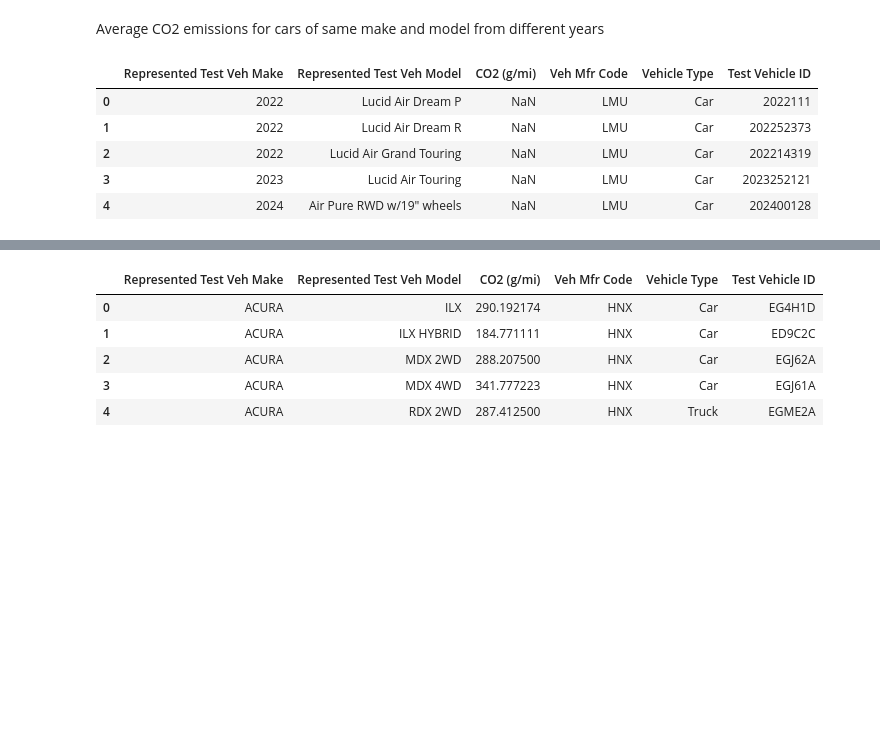
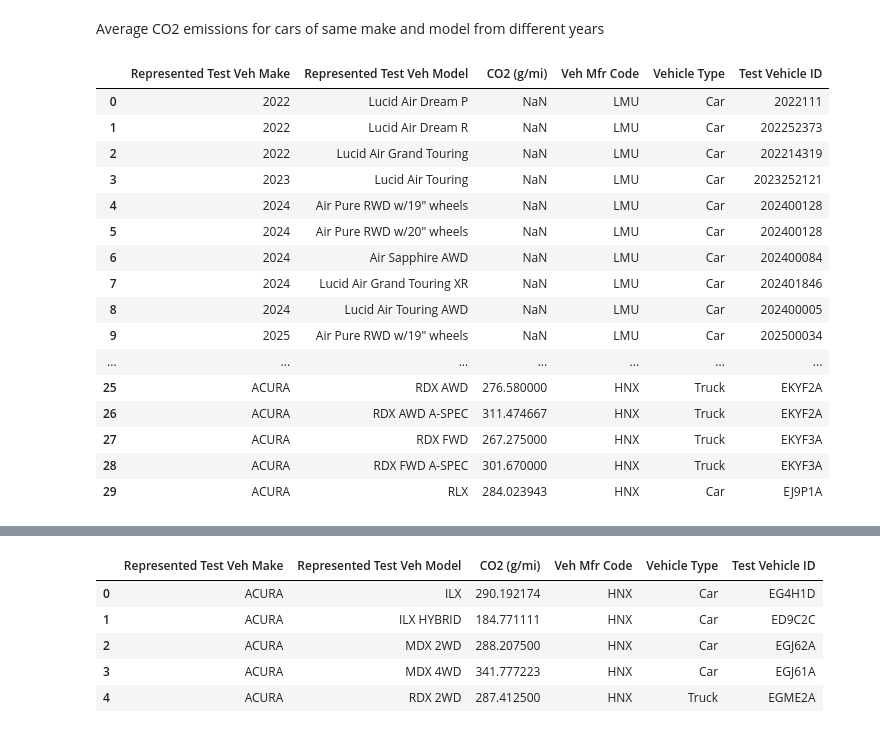
Before and after one commit to Lyquifyy/Senior-Project, a Jupyter notebook: EPA Data Cleaning/Scripts/Cleaning.ipynb, the cells around one changed output, grey strips where cells are left out. Saved outputs shown, nothing was run; the diff lists cells and outputs as text; code cells hidden in the pictures; blank space fills up the shorter version.

```diff
--- a/EPA Data Cleaning/Scripts/Cleaning.ipynb
+++ b/EPA Data Cleaning/Scripts/Cleaning.ipynb
@@ -131,7 +119,9 @@ memory usage: 15.3+ MB
 # %% [markdown]
 Filter out unnecessary columns
 # %%
-columns_to_keep = ['Veh Mfr Code', 'Represented Test Veh Make', 'Represented Test Veh Model', 'Test Vehicle ID', 'Vehicle Type', 'Test Fuel Type Cd', 'Test Fuel Type Description', 'CO2 (g/mi)']
+columns_to_keep = ['Veh Mfr Code', 'Represented Test Veh Make', 'Represented Test Veh Model',
+                'Test Vehicle ID', 'Vehicle Type', 'Test Fuel Type Cd', 'Test Fuel Type Description',
+                 'CO2 (g/mi)']
 filtered_17to25 = merged_17to25[columns_to_keep]
 filtered_09to16 = merged_09to16[columns_to_keep]
 # %%
@@ -169,14 +159,25 @@ avg_09to16 = filtered_09to16.groupby(['Represented Test Veh Make', 'Represented
     'Test Vehicle ID': 'first'
 }).reset_index()
 # %%
-avg_17to25.head()
+avg_17to25.head(30)
 # %% [output]
 |  | Represented Test Veh Make | Represented Test Veh Model | CO2 (g/mi) | Veh Mfr Code | Vehicle Type | Test Vehicle ID |
 | 0 | 2022 | Lucid Air Dream P | NaN | LMU | Car | 2022111 |
 | 1 | 2022 | Lucid Air Dream R | NaN | LMU | Car | 202252373 |
 | 2 | 2022 | Lucid Air Grand Touring | NaN | LMU | Car | 202214319 |
 | 3 | 2023 | Lucid Air Touring | NaN | LMU | Car | 2023252121 |
 | 4 | 2024 | Air Pure RWD w/19" wheels | NaN | LMU | Car | 202400128 |
+| 5 | 2024 | Air Pure RWD w/20" wheels | NaN | LMU | Car | 202400128 |
+| 6 | 2024 | Air Sapphire AWD | NaN | LMU | Car | 202400084 |
+| 7 | 2024 | Lucid Air Grand Touring XR | NaN | LMU | Car | 202401846 |
+| 8 | 2024 | Lucid Air Touring AWD | NaN | LMU | Car | 202400005 |
+| 9 | 2025 | Air Pure RWD w/19" wheels | NaN | LMU | Car | 202500034 |
+| ... | ... | ... | ... | ... | ... | ... |
+| 25 | ACURA | RDX AWD | 276.580000 | HNX | Truck | EKYF2A |
+| 26 | ACURA | RDX AWD A-SPEC | 311.474667 | HNX | Truck | EKYF2A |
+| 27 | ACURA | RDX FWD | 267.275000 | HNX | Truck | EKYF3A |
+| 28 | ACURA | RDX FWD A-SPEC | 301.670000 | HNX | Truck | EKYF3A |
+| 29 | ACURA | RLX | 284.023943 | HNX | Car | EJ9P1A |
 # %%
 avg_17to25.tail()
 # %% [output]
```
Also changed, not shown: parts of 17 cells of this notebook, 5 other files.
